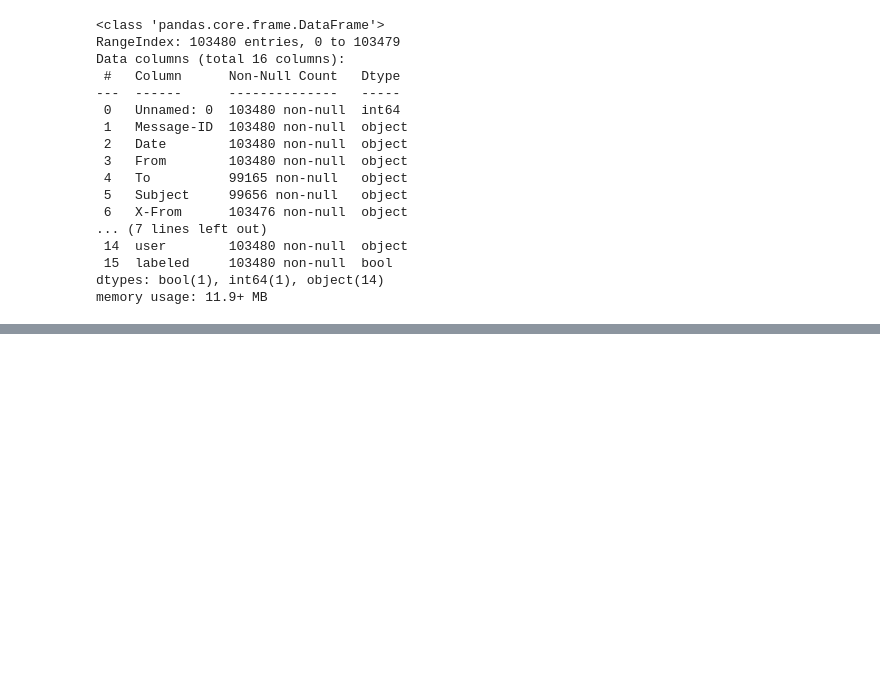
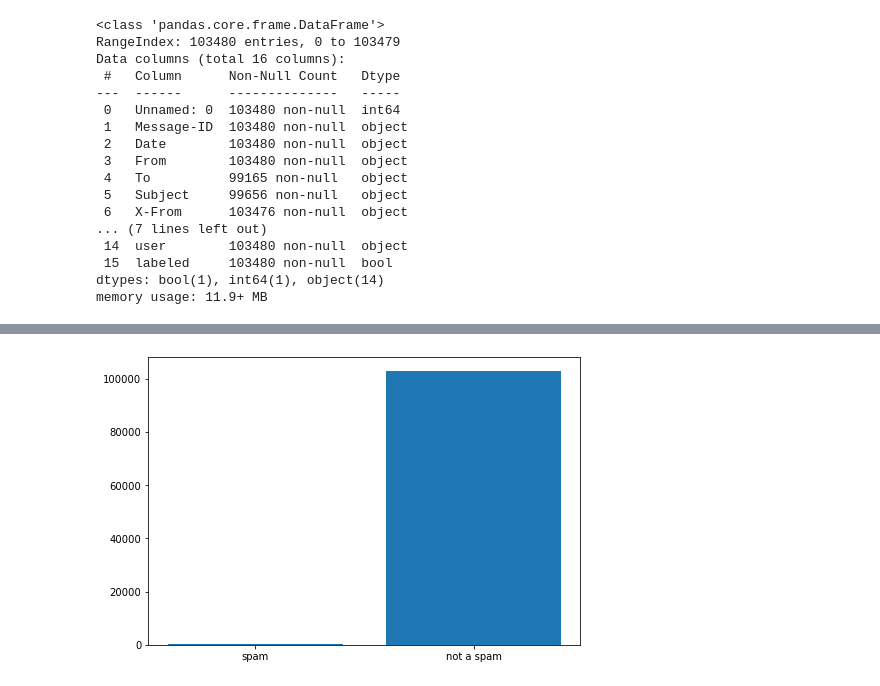
Before and after one commit to Aayu231/Intent-Analysis_on_the_Enron-Dataset, a Jupyter notebook: code.ipynb, the cells around one changed output, grey strips where cells are left out. Saved outputs shown, nothing was run; the diff lists cells and outputs as text; code cells hidden in the pictures; blank space fills up the shorter version.

```diff
--- a/code.ipynb
+++ b/code.ipynb
@@ -124,0 +129,19 @@ plt.axis('off')
+# %%
+
+fig = plt.figure()
+ax = fig.add_axes([0,0,1,1])
+langs = ['spam', 'not a spam']# 'PHP']
+countTrue=0;
+countFalse=0;
+tp=0
+for i in data['labeled']:
+    tp = tp + 1;
+    if i == True:
+        countTrue +=1;
+    elif i == False:
+        countFalse +=1;
+students = [countTrue, countFalse]
+ax.bar(langs,students)
+plt.show()
+# %% [output]
+[figure, added]
```
Also changed, not shown: parts of 5 cells of this notebook.
